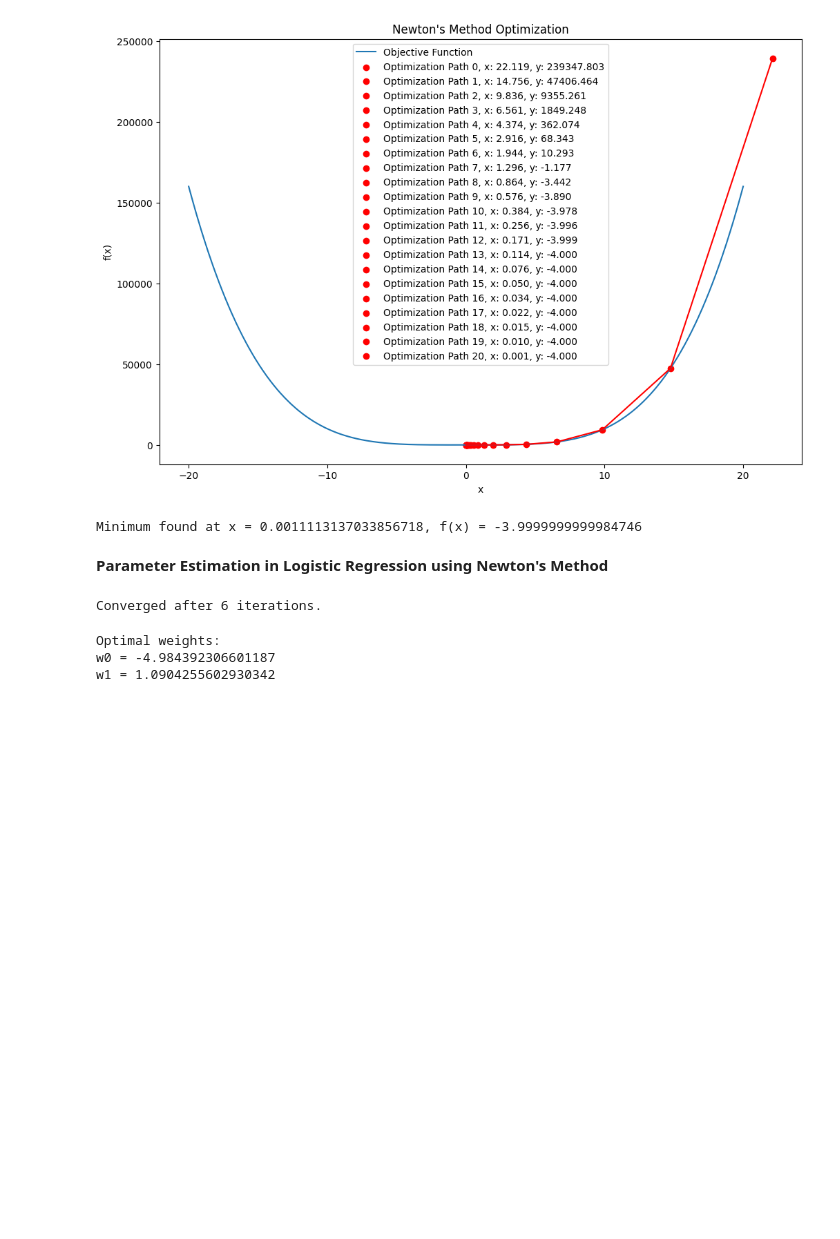
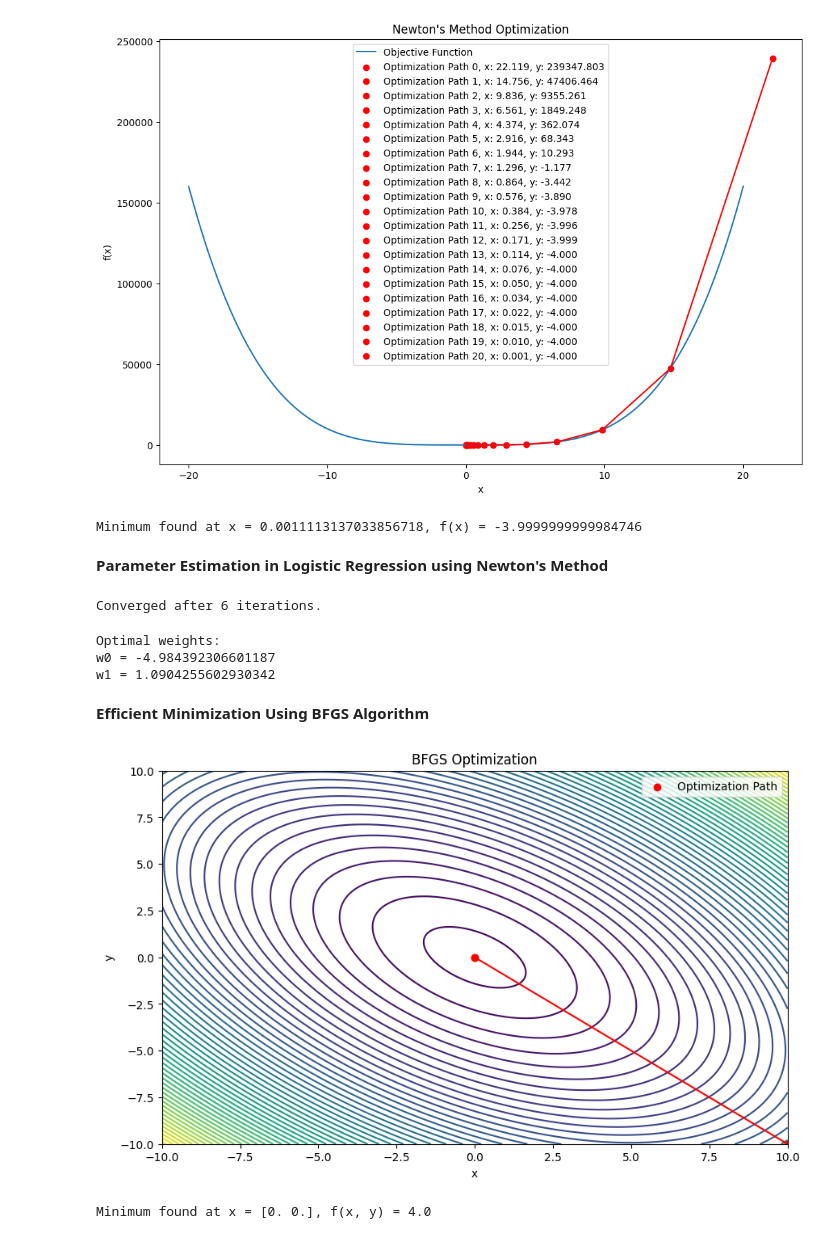
Before and after one commit to toliyang/AI_ML, a Jupyter notebook: ML foundation/8_optimization.ipynb, the cells around one changed output. Saved outputs shown, nothing was run; the diff lists cells and outputs as text; code cells hidden in the pictures; blank space fills up the shorter version.

```diff
--- a/ML foundation/8_optimization.ipynb
+++ b/ML foundation/8_optimization.ipynb
@@ -504,0 +509,12 @@ w1 = 1.0904255602930342
+# %% [markdown]
+**Efficient Minimization Using BFGS Algorithm**
+# %%
+# Define the objective function
+def f(xy):
+    x, y = xy
+    return x**2 + y**2 + x*y + 4
+# %%
+# Define the gradient of the function
+def grad_f(xy):
+    x, y = xy
+    return np.array([2*x + y, 2*y + x])
@@ -504,0 +548,26 @@ w1 = 1.0904255602930342
+# %%
+# Visualize the function and optimization path
+starting_point = [10, -10]  # Starting point for the optimization
+min_x, path = bfgs(starting_point)
+
+# Generate data for the function plot
+x_vals = np.linspace(-10, 10, 400)
+y_vals = np.linspace(-10, 10, 400)
+X, Y = np.meshgrid(x_vals, y_vals)
+Z = f([X, Y])
+
+plt.figure(figsize=(10, 6))
+plt.contour(X, Y, Z, levels=50)
+path = np.array(path)
+plt.scatter(path[:, 0], path[:, 1], color='red', label='Optimization Path')
+plt.plot(path[:, 0], path[:, 1], color='red')
+plt.xlabel('x')
+plt.ylabel('y')
+plt.title('BFGS Optimization')
+plt.legend()
+plt.show()
+
+print(f"Minimum found at x = {min_x}, f(x, y) = {f(min_x)}")
+# %% [output]
+[figure, added]
+Minimum found at x = [0. 0.], f(x, y) = 4.0
```
Also changed, not shown: parts of 2 cells of this notebook.
